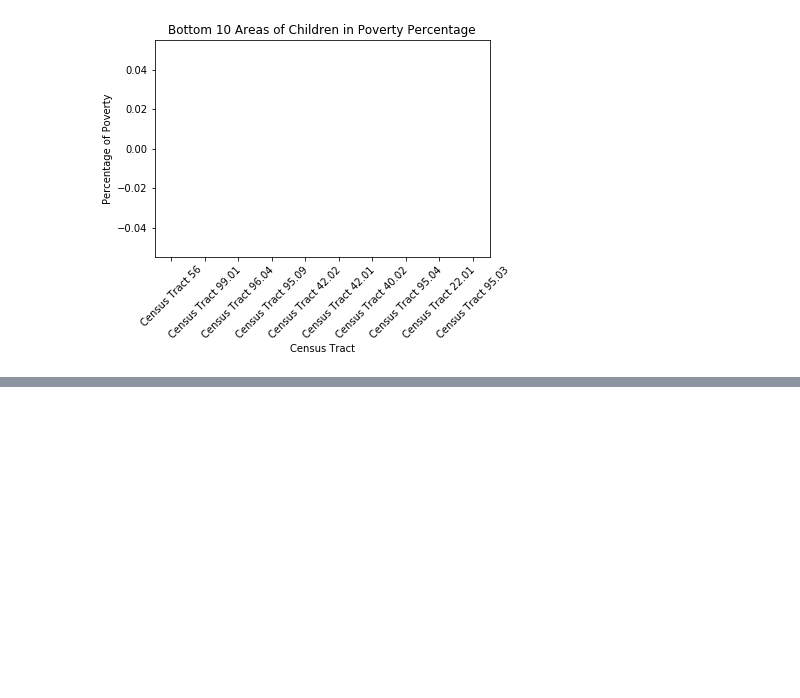
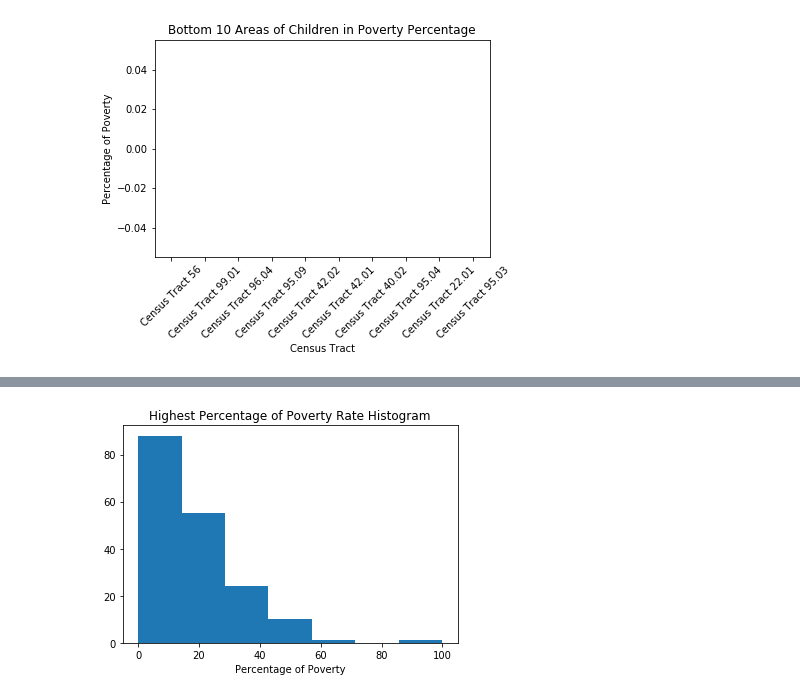
Before and after one commit to poojanagrecha/Crime-and-Poverty-WashingtonD.C, a Jupyter notebook: Poverty CSV Notebook/Poverty-Pooja.ipynb, the cells around one changed output, grey strips where cells are left out. Cells and saved outputs as stored; diff of their text form; code cells hidden in the pictures; blank space fills up the shorter version.

```diff
--- a/Poverty CSV Notebook/Poverty-Pooja.ipynb
+++ b/Poverty CSV Notebook/Poverty-Pooja.ipynb
@@ -224,0 +241,9 @@ NameError: name 'poverty_df1' is not defined
+# %%
+#Create a histogram of the Highest Percentage of Poverty
+x = bottom_ten.iloc[:,1].values
+plt.hist(x, bins = 7)
+plt.xlabel("Percentage of Poverty")
+plt.title("Highest Percentage of Poverty Rate Histogram")
+plt.show()
+# %% [output]
+[figure, added]
```
Also changed, not shown: parts of 4 cells of this notebook, 1 other file.
